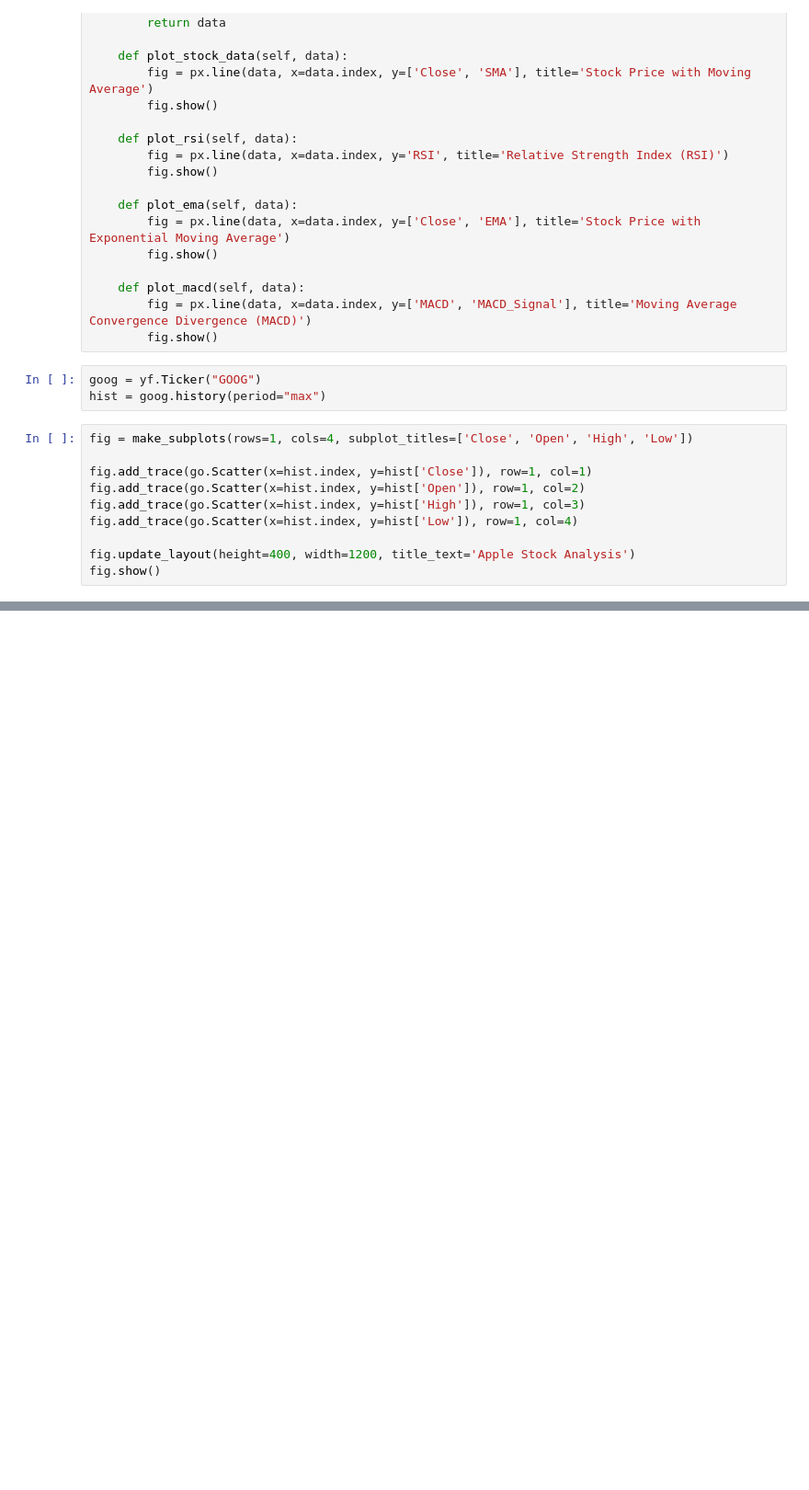
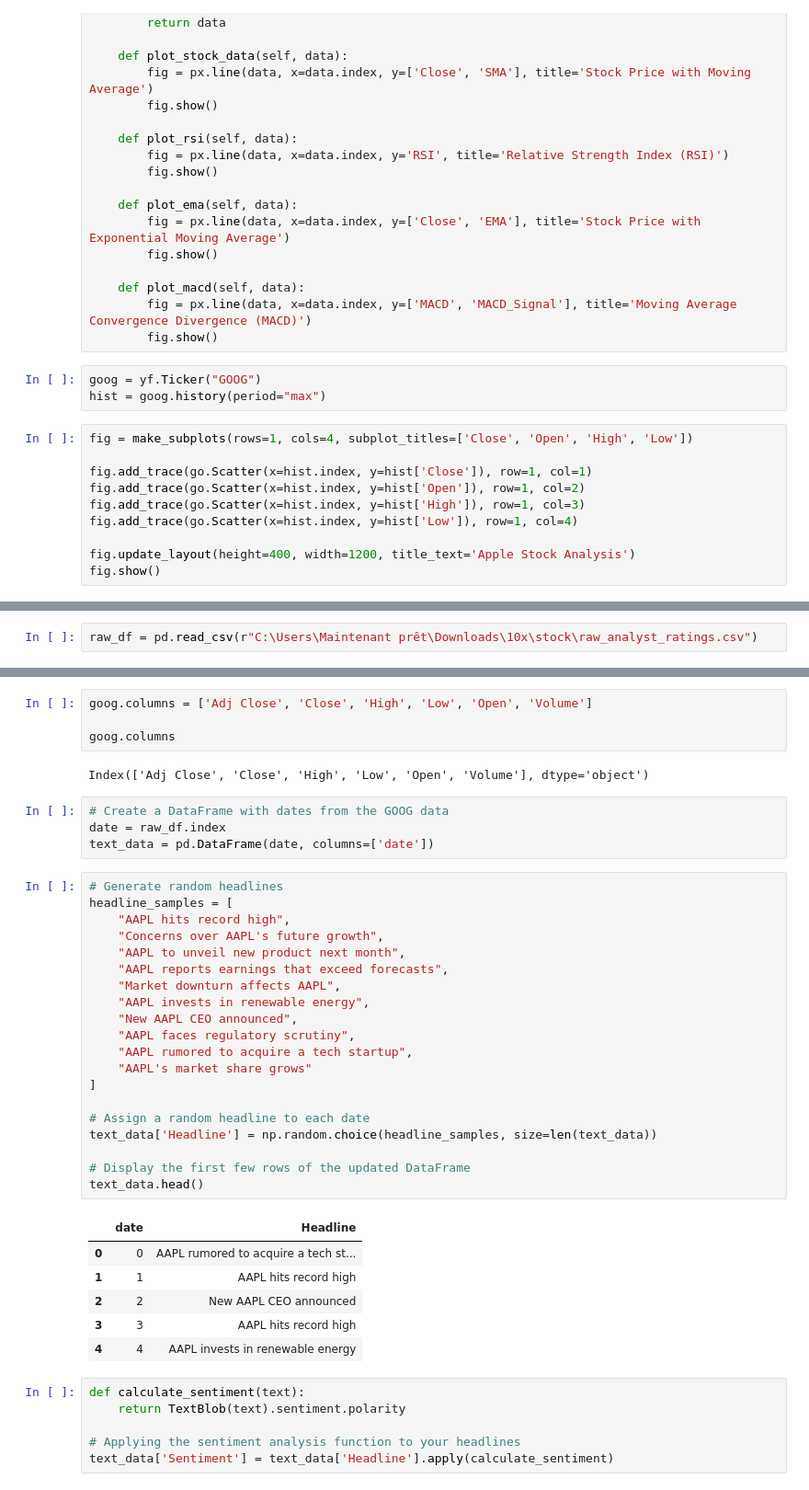
Before and after one commit to surak-alf/Project_3, a Jupyter notebook: src/notebooks/GOOG (1).ipynb, the cells around one changed output, grey strips where cells are left out. Shown at 92% size. Drawn from its saved outputs; the diff is of its cells as text; blank space fills up the shorter version.

```diff
--- a/src/notebooks/GOOG (1).ipynb
+++ b/src/notebooks/GOOG (1).ipynb
@@ -109,0 +113,2 @@ fig.show()
+# %%
+raw_df = pd.read_csv(r"C:\Users\Maintenant prêt\Downloads\10x\stock\raw_analyst_ratings.csv")
@@ -109,0 +127,43 @@ fig.show()
+# %%
+goog.columns = ['Adj Close', 'Close', 'High', 'Low', 'Open', 'Volume']
+
+goog.columns
+# %% [output]
+Index(['Adj Close', 'Close', 'High', 'Low', 'Open', 'Volume'], dtype='object')
+# %%
+# Create a DataFrame with dates from the GOOG data
+date = raw_df.index
+text_data = pd.DataFrame(date, columns=['date'])
+# %%
+# Generate random headlines
+headline_samples = [
+    "AAPL hits record high",
+    "Concerns over AAPL's future growth",
+    "AAPL to unveil new product next month",
+    "AAPL reports earnings that exceed forecasts",
+    "Market downturn affects AAPL",
+    "AAPL invests in renewable energy",
+    "New AAPL CEO announced",
+    "AAPL faces regulatory scrutiny",
+    "AAPL rumored to acquire a tech startup",
+    "AAPL's market share grows"
+]
+
+# Assign a random headline to each date
+text_data['Headline'] = np.random.choice(headline_samples, size=len(text_data))
+
+# Display the first few rows of the updated DataFrame
+text_data.head()
+# %% [output]
+|  | date | Headline |
+| 0 | 0 | AAPL rumored to acquire a tech st... |
+| 1 | 1 | AAPL hits record high |
+| 2 | 2 | New AAPL CEO announced |
+| 3 | 3 | AAPL hits record high |
+| 4 | 4 | AAPL invests in renewable energy |
+# %%
+def calculate_sentiment(text):
+    return TextBlob(text).sentiment.polarity
+
+# Applying the sentiment analysis function to your headlines
+text_data['Sentiment'] = text_data['Headline'].apply(calculate_sentiment)
```
Also changed, not shown: parts of 10 cells of this notebook.
